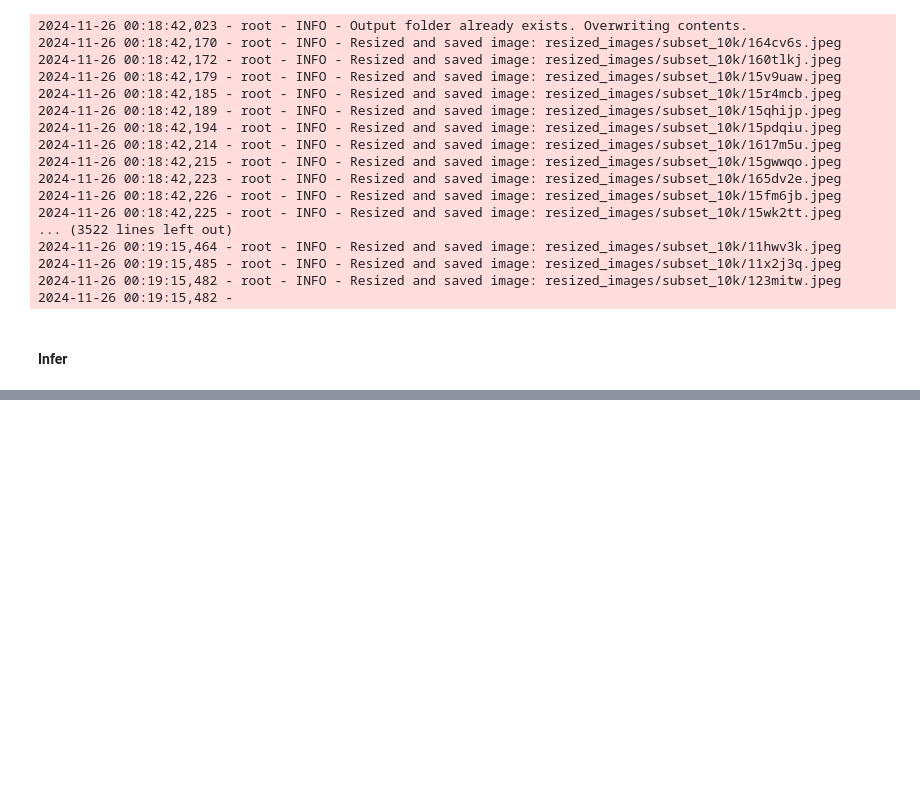
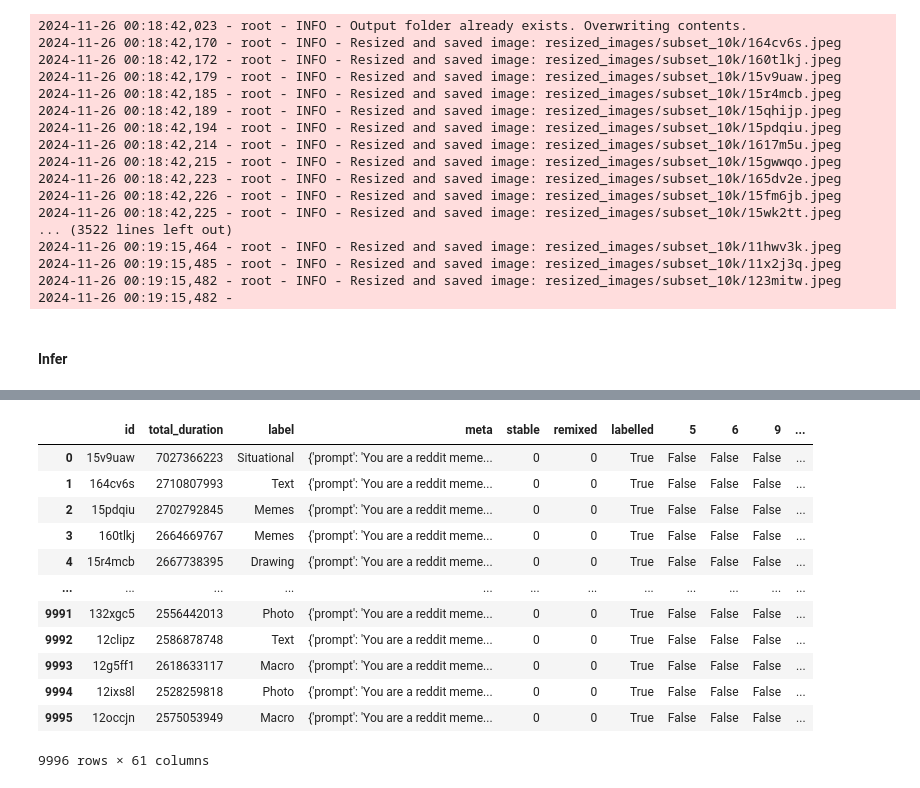
Before and after one commit to martimesteves1/reddit-memes, a Jupyter notebook: reddit_memes/ollama/inference.ipynb, the cells around one changed output, grey strips where cells are left out. Drawn from its saved outputs; the diff is of its cells as text; code cells hidden in the pictures; blank space fills up the shorter version.

```diff
--- a/reddit_memes/ollama/inference.ipynb
+++ b/reddit_memes/ollama/inference.ipynb
@@ -394,0 +452,16 @@ df_inference = inference.infer_from_df(df_subset, model, prompt, image_dir, outp
+# %%
+df_inference
+# %% [output]
+|  | id | total_duration | label | meta | stable | remixed | labelled | 5 | 6 | 9 | ... |
+| 0 | 15v9uaw | 7027366223 | Situational | {'prompt': 'You are a reddit meme... | 0 | 0 | True | False | False | False | ... |
+| 1 | 164cv6s | 2710807993 | Text | {'prompt': 'You are a reddit meme... | 0 | 0 | True | False | False | False | ... |
+| 2 | 15pdqiu | 2702792845 | Memes | {'prompt': 'You are a reddit meme... | 0 | 0 | True | False | False | False | ... |
+| 3 | 160tlkj | 2664669767 | Memes | {'prompt': 'You are a reddit meme... | 0 | 0 | True | False | False | False | ... |
+| 4 | 15r4mcb | 2667738395 | Drawing | {'prompt': 'You are a reddit meme... | 0 | 0 | True | False | False | False | ... |
+| ... | ... | ... | ... | ... | ... | ... | ... | ... | ... | ... | ... |
+| 9991 | 132xgc5 | 2556442013 | Photo | {'prompt': 'You are a reddit meme... | 0 | 0 | True | False | False | False | ... |
+| 9992 | 12clipz | 2586878748 | Text | {'prompt': 'You are a reddit meme... | 0 | 0 | True | False | False | False | ... |
+| 9993 | 12g5ff1 | 2618633117 | Macro | {'prompt': 'You are a reddit meme... | 0 | 0 | True | False | False | False | ... |
+| 9994 | 12ixs8l | 2528259818 | Photo | {'prompt': 'You are a reddit meme... | 0 | 0 | True | False | False | False | ... |
+| 9995 | 12occjn | 2575053949 | Macro | {'prompt': 'You are a reddit meme... | 0 | 0 | True | False | False | False | ... |
+9996 rows × 61 columns
```
Also changed, not shown: parts of 11 cells of this notebook, 1 other file.
